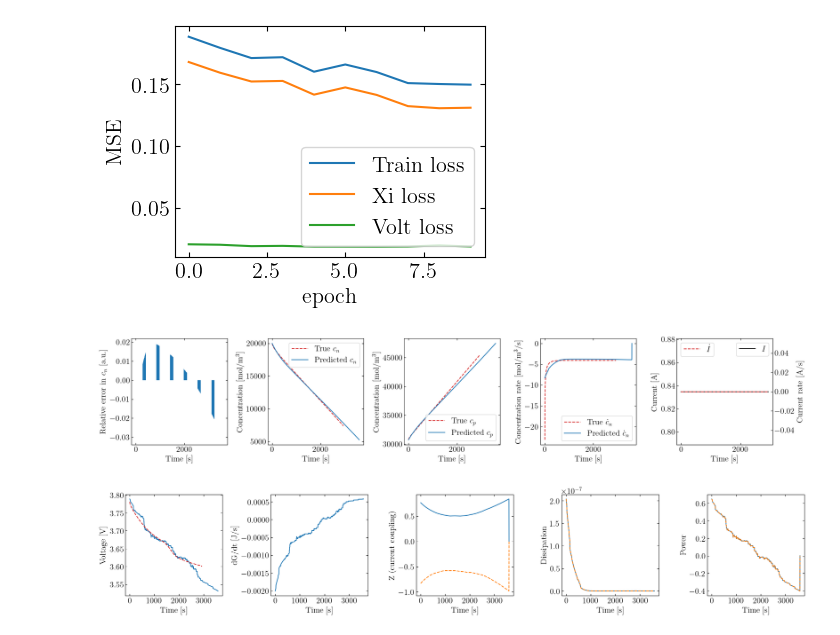
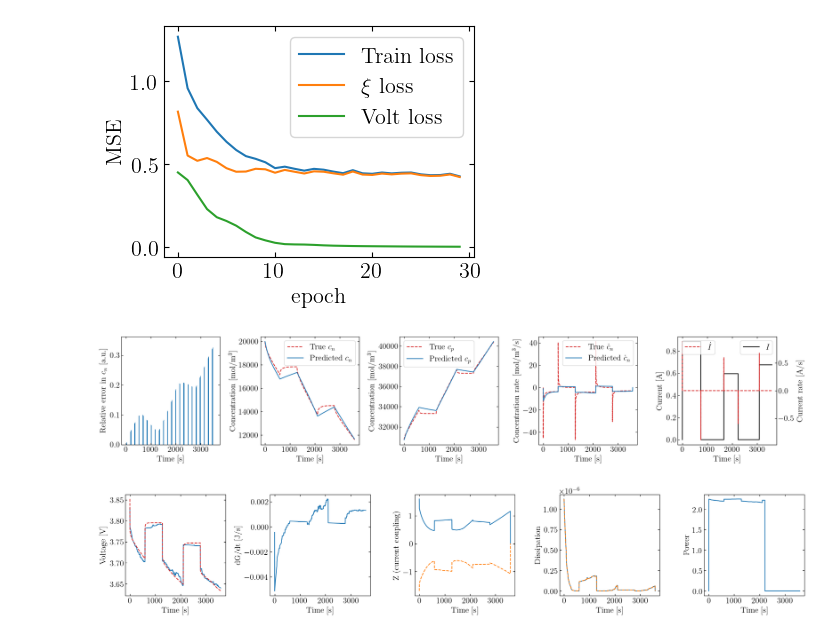
Before and after one commit to j-haralds/MSc_thesis, a Jupyter notebook: program/2_EncodedEulerNN/1_JN_xi_xidot.ipynb, the cells around one changed output. Cells and saved outputs as stored; diff of their text form; code cells hidden in the pictures.

```diff
--- a/program/2_EncodedEulerNN/1_JN_xi_xidot.ipynb
+++ b/program/2_EncodedEulerNN/1_JN_xi_xidot.ipynb
@@ -28,7 +28,7 @@ importlib.reload(Euler_exp_log);
 # %%
 # --- Simulation config ---
 T_HORIZON = 3600.0          # [s]  total simulation horizon
-T = 1000            # number of time steps
+T = 3600            # number of time steps
 DT = T_HORIZON / (T - 1)   # fixed for all sims
 t_fixed = np.linspace(0, T_HORIZON, T)    # fixed 'physical' grid
 # %%
@@ -119,7 +131,7 @@ def load_data(path):
 # I, dI, V, cn, cn_dot, cp, cp_dot, valid = load_data('Euler_data/data_c_GRFI.npz')
 # I, dI, V, cn, cn_dot, cp, cp_dot, valid = load_data('t=5e3_GRF_data_c_dot.npz')
 # I, dI, V, cn, cn_dot, cp, cp_dot, valid = load_data('data/data_c_pulse.npz')
-I, dI, V, cn, cn_dot, cp, cp_dot, valid = load_data('data/data_c_constI.npz')
+I, dI, V, cn, cn_dot, cp, cp_dot, valid = load_data('data/data_Ohm_DC.npz')
 
 B = I.shape[0]
 # %%
@@ -352,5 +364,5 @@ def training(epochs=30):
 
     return history
 
-history = training(epochs=10)
+history = training(epochs=30)
 # %% [output]
@@ -369,13 +388,13 @@ Epoch 10 | loss 1.497e-01 | time 2.30s
 # %%
 fig, (ax1) = plt.subplots(1, 1, figsize=(4, 3))
 ax1.plot(history["loss"], label="Train loss")
-ax1.plot(history["xi_loss"], label="Xi loss")
+ax1.plot(history["xi_loss"], label=r"$\xi$ loss")
 ax1.plot(history["v_loss"], label="Volt loss")
 ax1.set_xlabel("epoch")
 ax1.set_ylabel("MSE")
 ax1.legend();
 # %% [output]
-[figure, old version]
+[figure, new version]
 # %%
 # --- Euler rollout ---
 def rollout(idx=0, dt_eval=DT, on_train=False):
@@ -528,7 +547,7 @@ cn_euler, cp_euler, cn_dot_euler, cp_dot_euler, V_traj, dG_dt_traj, Z_traj, term
 # %%
 t_gt, t_nn, n_gt, n_nn = plot_rollout(cn_euler, cp_euler, cn_dot_euler, cp_dot_euler, steps_run, idx, dt_eval, on_train)
 # %% [output]
-[figure, old version]
+[figure, new version]
 # %%
 # --- Plot from state evolver ---
 fig, axes = plt.subplots(1, 5, figsize=(20, 4))
@@ -547,13 +566,14 @@ axes[3].plot(t_nn[:n_nn], term1_traj[:n_nn, 0], label="Dissipation")
 axes[3].plot(t_nn[:n_nn], term1_traj[:n_nn, 1], label="Dissipation", linestyle='--')
 axes[3].set_xlabel("Time [s]")
 axes[3].set_ylabel("Dissipation")
-axes[4].plot(t_nn[:n_nn], term2_traj[:n_nn, 0], label="Term 2")
-axes[4].plot(t_nn[:n_nn], term2_traj[:n_nn, 1], label="Term 2", linestyle='--')
+#axes[4].plot(t_nn[:n_nn], term2_traj[:n_nn, 0], label="Term 2")
+#axes[4].plot(t_nn[:n_nn], term2_traj[:n_nn, 1], label="Term 2", linestyle='--')
+axes[4].plot(t_nn[:n_nn-1], V_traj[:n_nn-1] * I_test[idx, :n_nn-1, 0], label="Power")   # P = V * I
 axes[4].set_xlabel("Time [s]")
 axes[4].set_ylabel("Power")
 fig.tight_layout()
 # %% [output]
-[figure, old version]
+[figure, new version]
 # %%
 # --- Reconstruct voltage ---
 # Interpolate rollout concentrations onto the GT time grid
```
Also changed, not shown: parts of 7 cells of this notebook, 2 other files.
